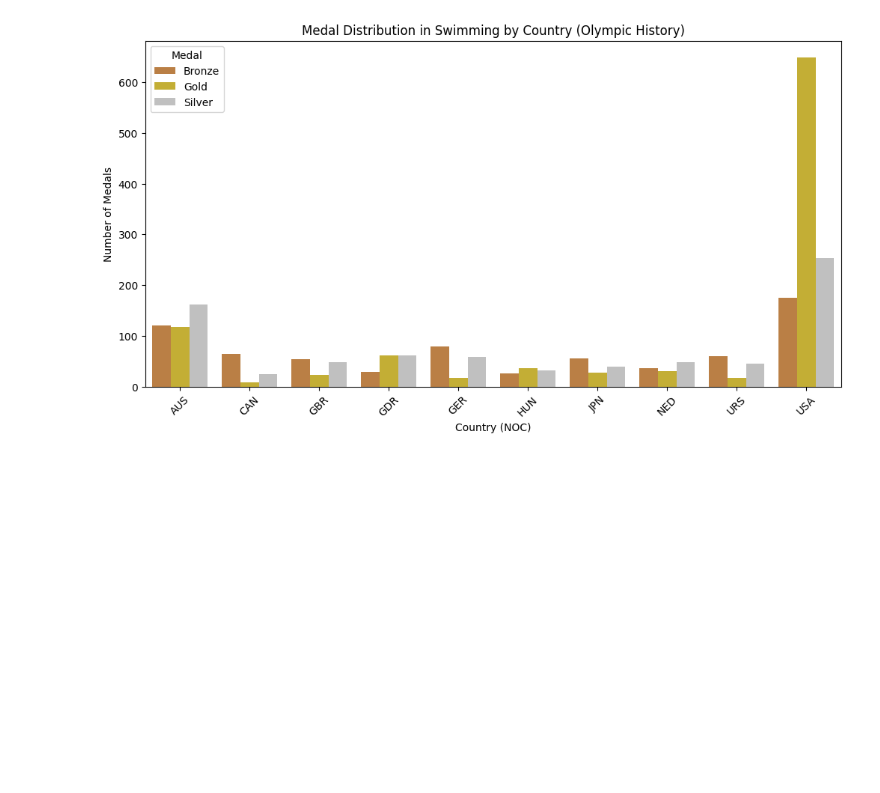
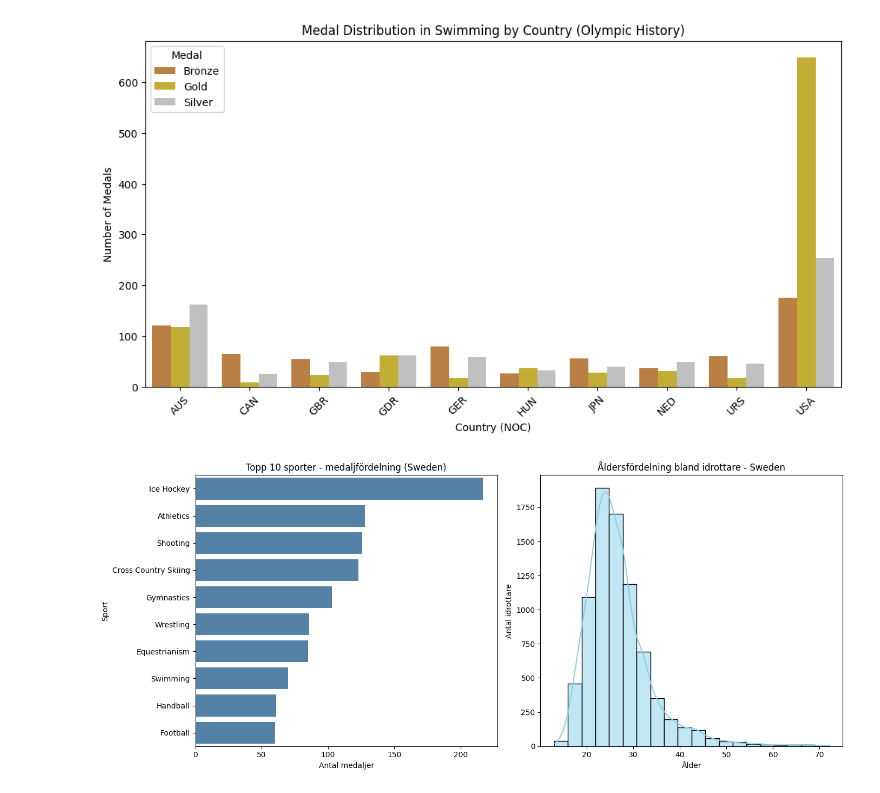
Before and after one commit to SebastianPetersson/Project_OS, a Jupyter notebook: Projekt_OS_Tyskland.ipynb, the cells around one changed output. Cells and saved outputs as stored; diff of their text form; code cells hidden in the pictures; blank space fills up the shorter version.

```diff
--- a/Projekt_OS_Tyskland.ipynb
+++ b/Projekt_OS_Tyskland.ipynb
@@ -208,3 +208,7 @@ Functions.plot_efficiency(olympics, germany_all, country='Germany', sport='Swimm
 Functions.medal_distribution(olympics_df=olympics, sport='Swimming')
 # %% [output]
 [figure]
+# %%
+Functions.visualize_country_stats(olympics, "Sweden")
+# %% [output]
+[figure, added]
```
Also changed, not shown: parts of 1 cell of this notebook.
